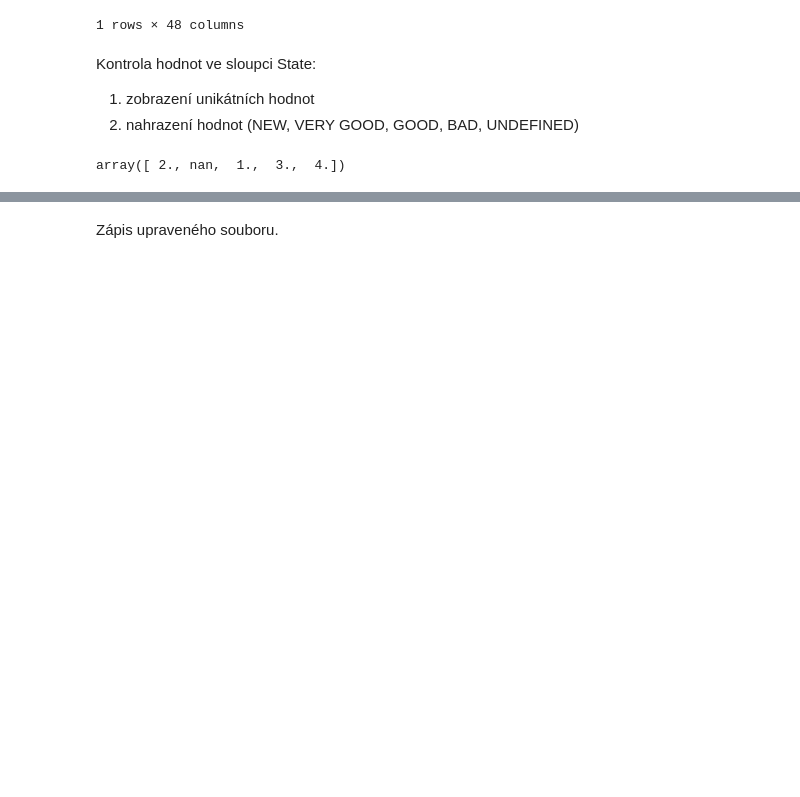
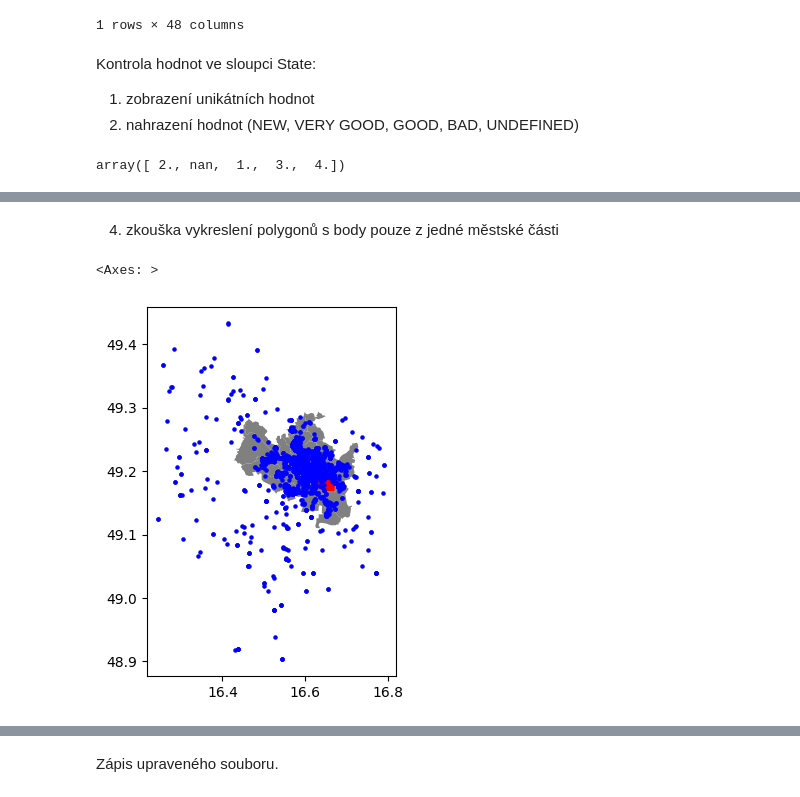
Before and after one commit to BacovskaMarcela/Project_Czechitas, a Jupyter notebook: Nemovitosti_tabulka.ipynb, the cells around one changed output, grey strips where cells are left out. Cells and saved outputs as stored; diff of their text form; code cells hidden in the pictures; blank space fills up the shorter version.

Commit message:
sloupec městské části (code) pomocí geopandas

```diff
--- a/Nemovitosti_tabulka.ipynb
+++ b/Nemovitosti_tabulka.ipynb
@@ -43,3 +27,0 @@ Name: Address, Length: 2216, dtype: object
-# %%
-properties[['Street', 'City part']] = properties['Address'].str.split(',', expand=True)
-properties['City part'] = properties['City part'].str.strip()
@@ -116,11 +27,0 @@ array(['Brno - Černá Pole', 'Brno - Maloměřice', 'Brno - střed',
-# %%
-properties.loc[properties['Street'] == 'Kamechy', 'City part'] = 'Brno - střed'
-properties.loc[properties['Street'] == 'Purkyňova', 'City part'] = 'Brno - Medlánky'
-properties.loc[properties['Street'] == 'Veveří', 'City part'] = 'Brno - střed'
-properties.loc[properties['Street'] == 'Lipová', 'City part'] = 'Brno - střed'
-properties.loc[properties['Street'] == 'Vídeňská', 'City part'] = 'Brno - jih'
-properties.loc[properties['Street'] == 'Palackého třída', 'City part'] = 'Brno - Královo Pole'
-properties.loc[properties['Street'] == 'Vranovská', 'City part'] = 'Brno - sever'
-properties.loc[properties['Street'] == 'Černovická', 'City part'] = 'Brno - Černovice'
-properties.loc[properties['Street'] == 'Botanická', 'City part'] = 'Brno - střed'
-properties.loc[properties['Street'] == 'Černovičky', 'City part'] = 'Brno - Slatina'
@@ -147,0 +47,8 @@ Result
+# %%
+lat = properties['Lat']
+lon = properties['Lon']
+df = pd.DataFrame({'lon':lon, 'lat':lat})
+df['coords'] = list(zip(df['lon'],df['lat']))
+df['coords'] = df['coords'].apply(Point)
+points = gpd.GeoDataFrame(df, geometry='coords', crs=city_districts.crs)
+points
@@ -147,0 +69,10 @@ Result
+# %% [markdown]
+4. zkouška vykreslení polygonů s body pouze z jedné městské části
+# %%
+brno_cernovice = city_districts[city_districts.nazev == 'Brno-Černovice']
+axes = city_districts.plot(facecolor="grey")
+brno_cernovice.plot(ax=axes, facecolor="red")
+points.plot(ax=axes, color="blue", markersize=5)
+# %% [output]
+<Axes: >
+[figure, added]
```
Also changed, not shown: parts of 27 cells of this notebook.
